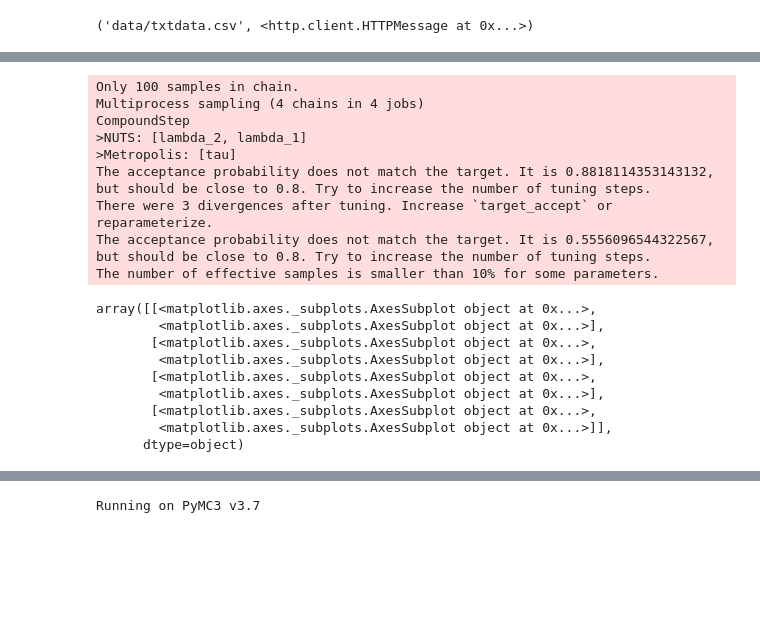
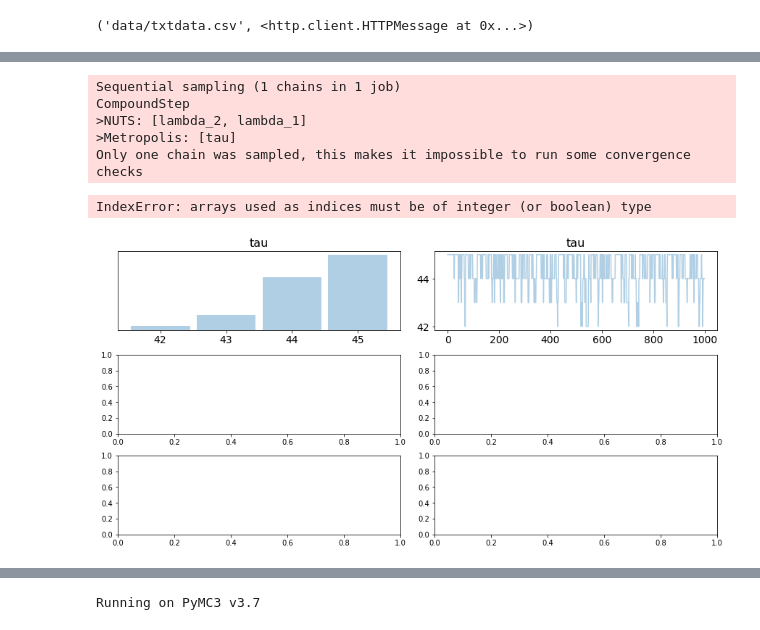
Before and after one commit to shuya106/bayes_repository, a Jupyter notebook: distribution.ipynb, the cells around one changed output, grey strips where cells are left out. Cells and saved outputs as stored; diff of their text form; code cells hidden in the pictures; blank space fills up the shorter version.

```diff
--- a/distribution.ipynb
+++ b/distribution.ipynb
@@ -397,37 +397,21 @@ plt.bar(np.arange(n_count_data), count_data, color="#348ABD")
 # %%
-alpha = 1.0 / count_data.mean()
-
 
 with pm.Model() as model:
+    alpha = 1 / count_data.mean()
+    days = np.arange(len(count_data))
 
     lambda_1 = pm.Exponential("lambda_1", alpha)
     lambda_2 = pm.Exponential("lambda_2", alpha)
     tau = pm.DiscreteUniform("tau", lower=0, upper=n_count_data)
 
-    out = np.zeros(n_count_data)
-    mu = pm.Deterministic("mu", lambda_1 + lambda_2)
-    y = pm.Poisson("y", mu=mu, observed=count_data)
+    lambda_ = pm.math.switch(days < tau, lambda_1, lambda_2)
 
-    trace= pm.sample(100)
+    y = pm.Poisson("y", mu=lambda_ , observed=count_data)
+
+    trace= pm.sample(1000, chains=1)
 # %% [output]
-Only 100 samples in chain.
-Multiprocess sampling (4 chains in 4 jobs)
+Sequential sampling (1 chains in 1 job)
 CompoundStep
 >NUTS: [lambda_2, lambda_1]
 >Metropolis: [tau]
-The acceptance probability does not match the target. It is 0.8818114353143132, but should be close to 0.8. Try to increase the number of tuning steps.
-There were 3 divergences after tuning. Increase `target_accept` or reparameterize.
-The acceptance probability does not match the target. It is 0.5556096544322567, but should be close to 0.8. Try to increase the number of tuning steps.
-The number of effective samples is smaller than 10% for some parameters.
+Only one chain was sampled, this makes it impossible to run some convergence checks
-# %%
-az.plot_trace(trace)
-# %% [output]
-array([[<matplotlib.axes._subplots.AxesSubplot object at 0x...>,
-        <matplotlib.axes._subplots.AxesSubplot object at 0x...>],
-       [<matplotlib.axes._subplots.AxesSubplot object at 0x...>,
-        <matplotlib.axes._subplots.AxesSubplot object at 0x...>],
-       [<matplotlib.axes._subplots.AxesSubplot object at 0x...>,
-        <matplotlib.axes._subplots.AxesSubplot object at 0x...>],
-       [<matplotlib.axes._subplots.AxesSubplot object at 0x...>,
-        <matplotlib.axes._subplots.AxesSubplot object at 0x...>]],
-      dtype=object)
@@ -433,0 +422,5 @@ array([[<matplotlib.axes._subplots.AxesSubplot object at 0x...>,
+# %%
+pm.traceplot(trace)
+# %% [output]
+IndexError: arrays used as indices must be of integer (or boolean) type
+[figure, added]
```
Also changed, not shown: parts of 6 cells of this notebook.
